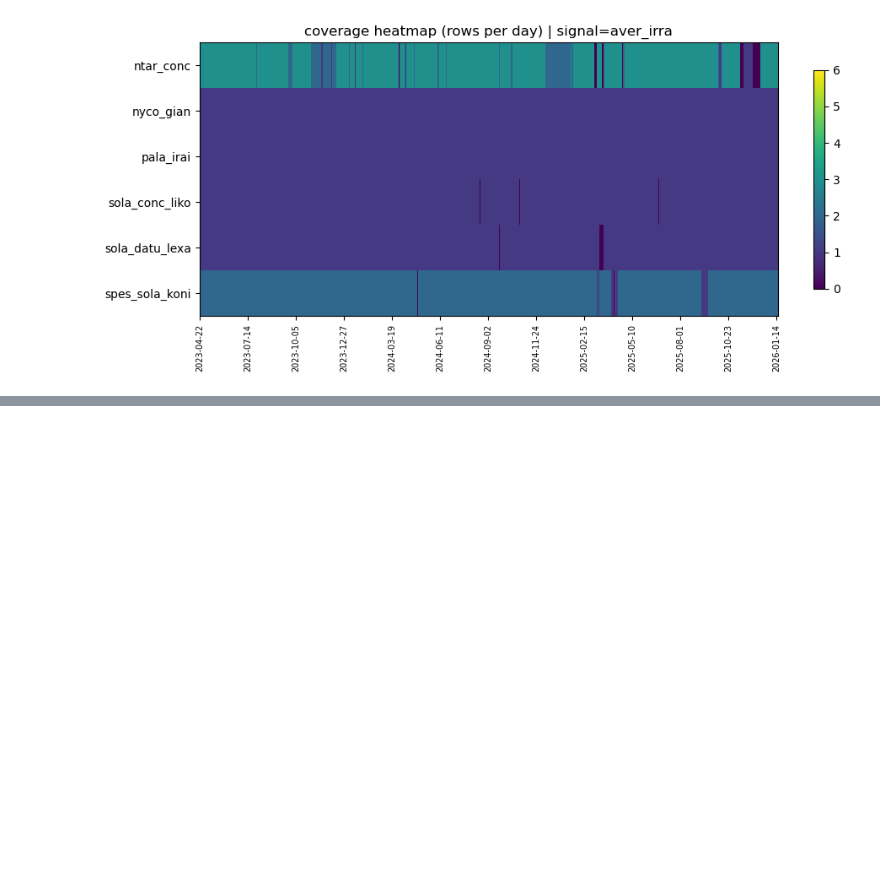
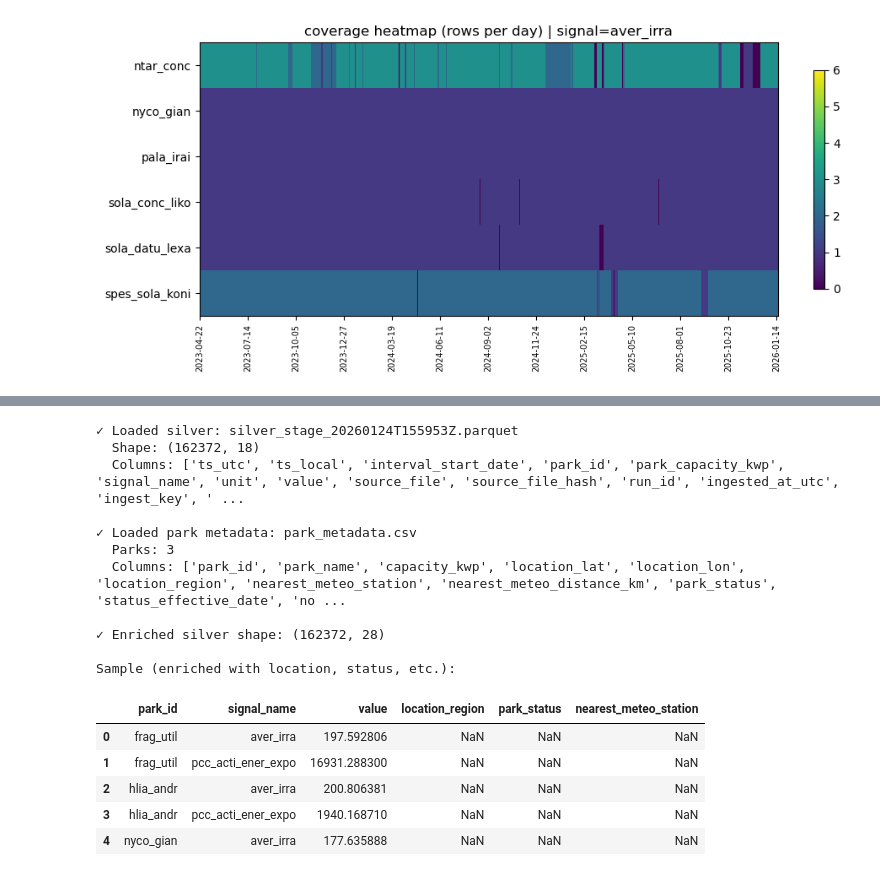
Before and after one commit to steliosvliaros/daily_avg_pv_kpi_heatmap, a Jupyter notebook: notebooks/01_prototype_pvgis_pi_heatmap.ipynb, the cells around one changed output, grey strips where cells are left out. Cells and saved outputs as stored; diff of their text form; code cells hidden in the pictures; blank space fills up the shorter version.

```diff
--- a/notebooks/01_prototype_pvgis_pi_heatmap.ipynb
+++ b/notebooks/01_prototype_pvgis_pi_heatmap.ipynb
@@ -434,3 +427,58 @@ else:
+# %%
+# Reload to pick up new load_park_metadata function
+importlib.reload(sp)
+
+# Load silver (minimal fact table) and park metadata (dimension)
+# This is the Lakehouse pattern: join at query time
+
+park_metadata_path = WORKSPACE_ROOT / "mappings" / "park_metadata.csv"
+park_meta = sp.load_park_metadata(park_metadata_path)
+
+# Load the latest staged silver file
+stage_dir = WORKSPACE_ROOT / "outputs" / "silver_stage"
+candidates = sorted(stage_dir.glob("silver_stage_*.parquet"), key=lambda p: p.stat().st_mtime, reverse=True)
+if candidates:
+    silver_latest = pd.read_parquet(candidates[0])
+    print(f"✓ Loaded silver: {candidates[0].name}")
+    print(f"  Shape: {silver_latest.shape}")
+    print(f"  Columns: {silver_latest.columns.tolist()}")
+else:
+    silver_latest = pd.DataFrame()
+    print("No staged silver file found")
+
+if park_meta is not None:
+    print(f"\n✓ Loaded park metadata: {park_metadata_path.name}")
+    print(f"  Parks: {len(park_meta)}")
+    print(f"  Columns: {park_meta.columns.tolist()}")
+
+    # Example: Enrich silver with park metadata
+    if not silver_latest.empty and not park_meta.empty:
+        silver_enriched = silver_latest.merge(park_meta, on="park_id", how="left")
+        print(f"\n✓ Enriched silver shape: {silver_enriched.shape}")
+        print(f"\nSample (enriched with location, status, etc.):")
+        display(silver_enriched[["park_id", "signal_name", "value", "location_region", "park_status", "nearest_meteo_station"]].head())
+else:
+    print(f"⚠ Park metadata not found at {park_metadata_path}")
+    if not silver_latest.empty:
+        silver_enriched = silver_latest
+# %% [output]
+✓ Loaded silver: silver_stage_20260124T155953Z.parquet
+  Shape: (162372, 18)
+  Columns: ['ts_utc', 'ts_local', 'interval_start_date', 'park_id', 'park_capacity_kwp', 'signal_name', 'unit', 'value', 'source_file', 'source_file_hash', 'run_id', 'ingested_at_utc', 'ingest_key', ' ...
+
+✓ Loaded park metadata: park_metadata.csv
+  Parks: 3
+  Columns: ['park_id', 'park_name', 'capacity_kwp', 'location_lat', 'location_lon', 'location_region', 'nearest_meteo_station', 'nearest_meteo_distance_km', 'park_status', 'status_effective_date', 'no ...
+
+✓ Enriched silver shape: (162372, 28)
+
+Sample (enriched with location, status, etc.):
+|  | park_id | signal_name | value | location_region | park_status | nearest_meteo_station |
+| 0 | frag_util | aver_irra | 197.592806 | NaN | NaN | NaN |
+| 1 | frag_util | pcc_acti_ener_expo | 16931.288300 | NaN | NaN | NaN |
+| 2 | hlia_andr | aver_irra | 200.806381 | NaN | NaN | NaN |
+| 3 | hlia_andr | pcc_acti_ener_expo | 1940.168710 | NaN | NaN | NaN |
+| 4 | nyco_gian | aver_irra | 177.635888 | NaN | NaN | NaN |
 # %%
 # Export park column names to CSV
 output_path = WORKSPACE_ROOT / "outputs" / "park_columns.csv"
```
Also changed, not shown: parts of 2 cells of this notebook, 2 other files.
